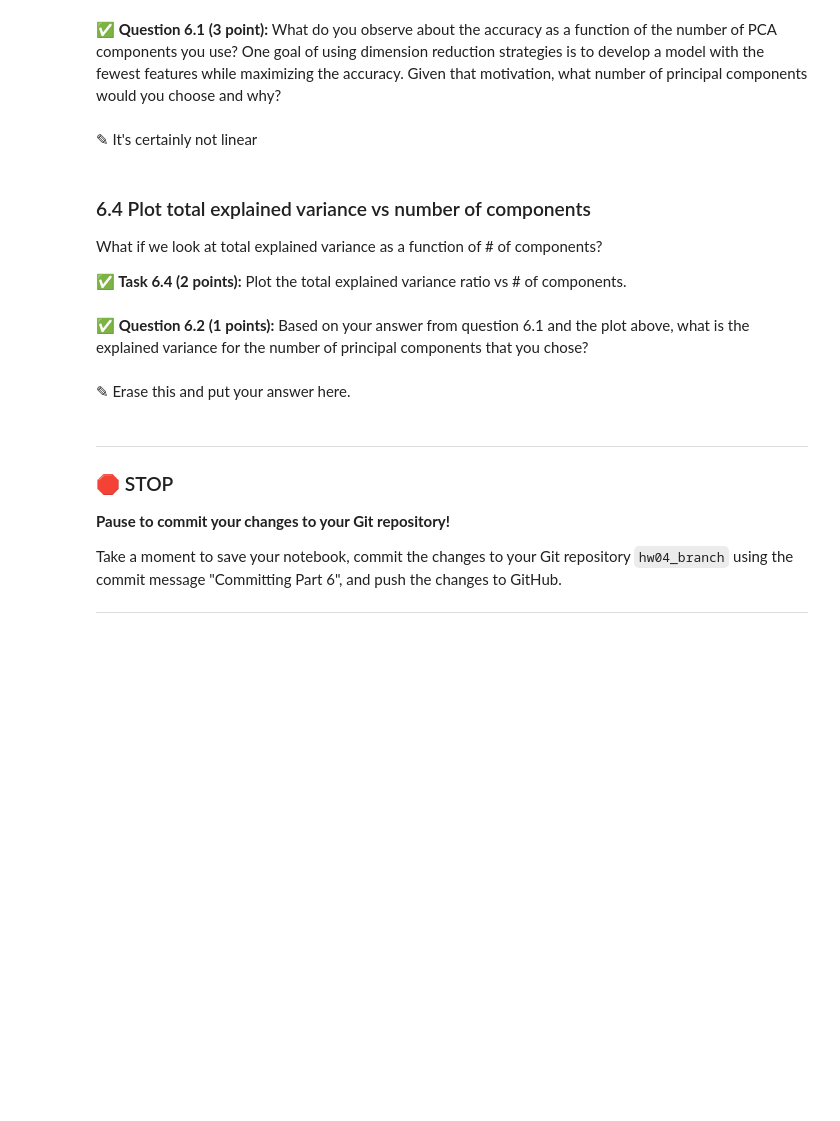
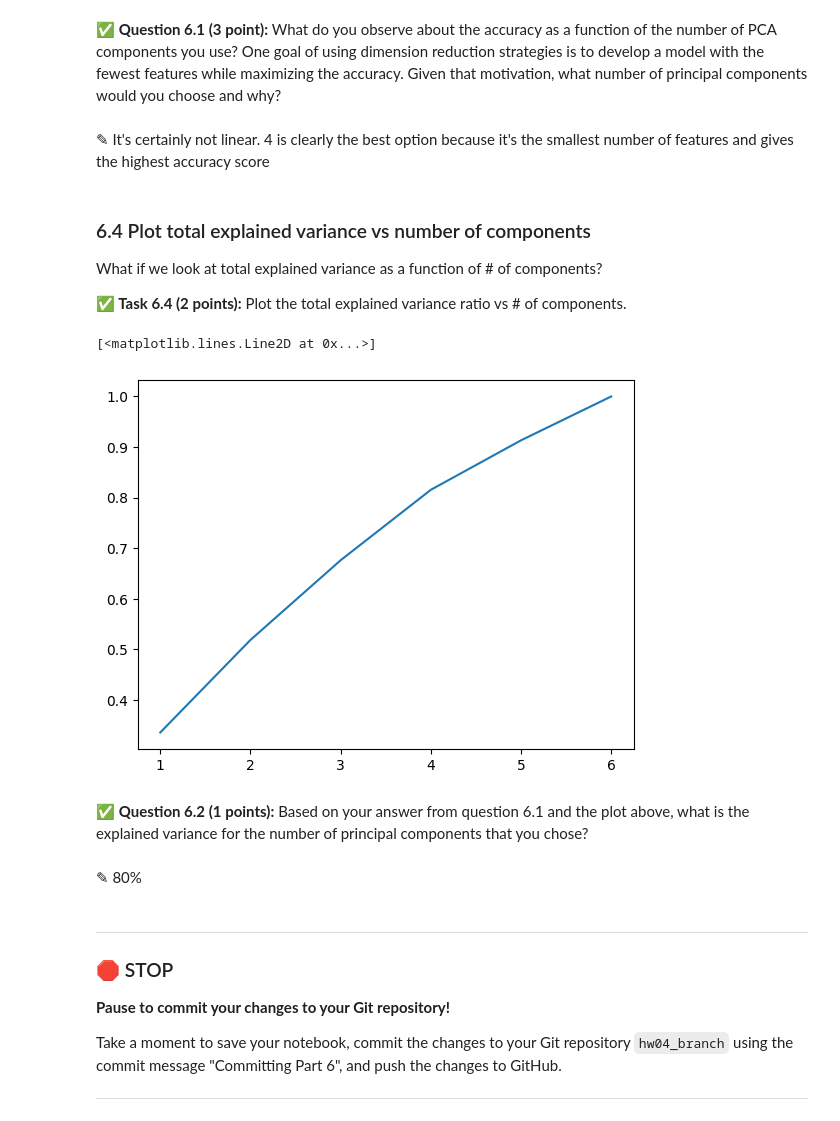
Before and after one commit to PCully03/cmse202-s24-turnin, a Jupyter notebook: hw-04/HW-04_PerceptronSVMandPCA-STUDENT.ipynb, the cells around one changed output. Saved outputs shown, nothing was run; the diff lists cells and outputs as text; code cells hidden in the pictures; blank space fills up the shorter version.

```diff
--- a/hw-04/HW-04_PerceptronSVMandPCA-STUDENT.ipynb
+++ b/hw-04/HW-04_PerceptronSVMandPCA-STUDENT.ipynb
@@ -509,7 +509,7 @@ plt.plot(range(1,7), scores)
 # %% [markdown]
 **&#9989; Question 6.1 (3 point):** What do you observe about the accuracy as a function of the number of PCA components you use? One goal of using dimension reduction strategies is to develop a model with the fewest features while maximizing the accuracy. Given that motivation, what number of principal components would you choose and why?
 # %% [markdown]
-<font size=+3>&#9998;</font> It's certainly not linear
+<font size=+3>&#9998;</font> It's certainly not linear. 4 is clearly the best option because it's the smallest number of features and gives the highest accuracy score
 # %% [markdown]
 ### 6.4 Plot total explained variance vs number of components
 
@@ -518,10 +518,14 @@ What if we look at total explained variance as a function of # of components?
 **&#9989; Task 6.4 (2 points):** Plot the total explained variance ratio vs # of components.
 # %%
 # Put your code here
+plt.plot(range(1,7), variances)
+# %% [output]
+[<matplotlib.lines.Line2D at 0x...>]
+[figure, added]
 # %% [markdown]
 **&#9989; Question 6.2 (1 points):** Based on your answer from question 6.1 and the plot above, what is the explained variance for the number of principal components that you chose?
 # %% [markdown]
-<font size=+3>&#9998;</font> Erase this and put your answer here.
+<font size=+3>&#9998;</font> 80%
 # %% [markdown]
 ---
 ### &#128721; STOP
```
Also changed, not shown: parts of 8 cells of this notebook.
